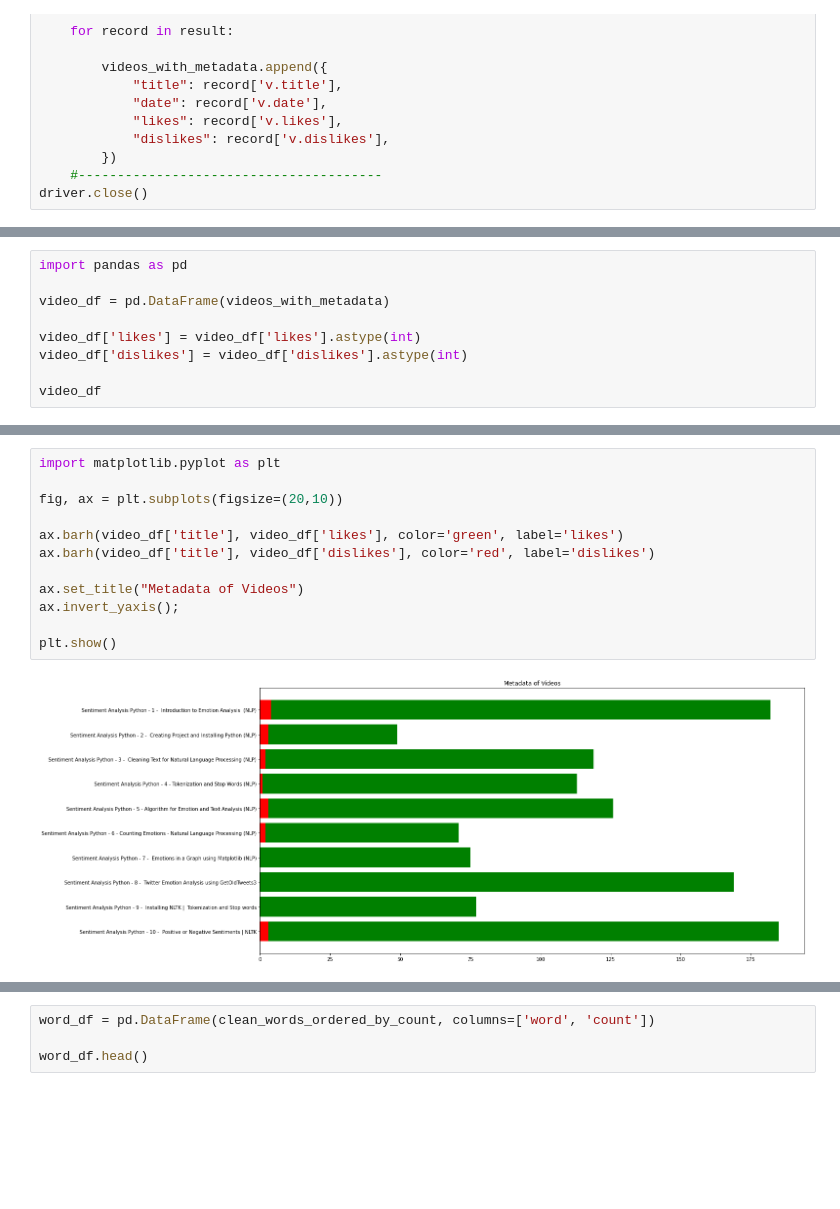
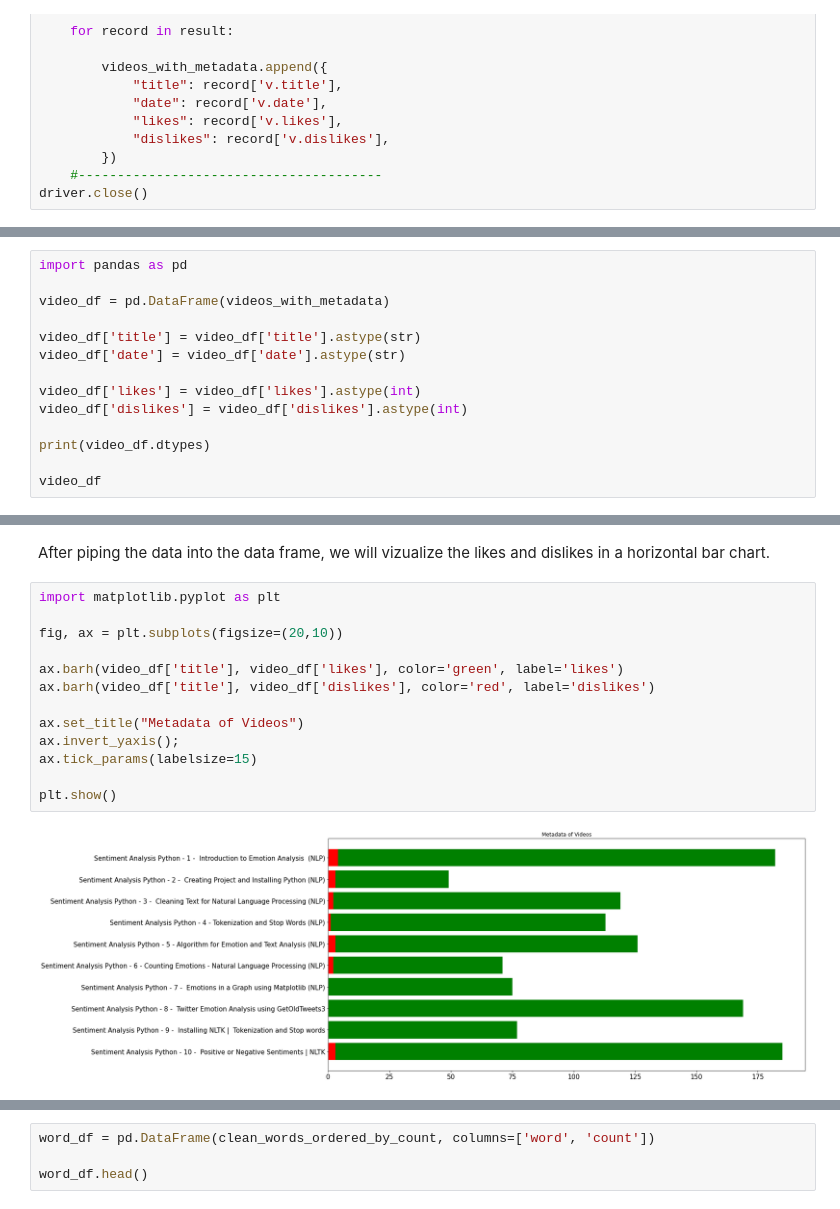
Before and after one commit to Gleethos/youtube-sentiment-analysis, a Jupyter notebook: data-visualizing.ipynb, the cells around one changed output, grey strips where cells are left out. Cells and saved outputs as stored; diff of their text form; blank space fills up the shorter version.

Commit message:
update visualizations and add markdown comments

```diff
--- a/data-visualizing.ipynb
+++ b/data-visualizing.ipynb
@@ -33,8 +37,13 @@ import pandas as pd
 
 video_df = pd.DataFrame(videos_with_metadata)
 
+video_df['title'] = video_df['title'].astype(str)
+video_df['date'] = video_df['date'].astype(str)
+
 video_df['likes'] = video_df['likes'].astype(int)
 video_df['dislikes'] = video_df['dislikes'].astype(int)
 
+print(video_df.dtypes)
+
 video_df
 # %% [output]
@@ -49,17 +63,20 @@ video_df
 | 7 | Sentiment Analysis Python - 8 - T... | 14.03.2020 | 169 | 0 |
 | 8 | Sentiment Analysis Python - 9 - I... | 14.03.2020 | 77 | 0 |
 | 9 | Sentiment Analysis Python - 10 - ... | 14.03.2020 | 185 | 3 |
+# %% [markdown]
+After piping the data into the data frame, we will vizualize the likes and dislikes in a horizontal bar chart.
 # %%
 import matplotlib.pyplot as plt
 
 fig, ax = plt.subplots(figsize=(20,10))
 
 ax.barh(video_df['title'], video_df['likes'], color='green', label='likes')
 ax.barh(video_df['title'], video_df['dislikes'], color='red', label='dislikes')
 
 ax.set_title("Metadata of Videos")
 ax.invert_yaxis();
+ax.tick_params(labelsize=15)
 
 plt.show()
 # %% [output]
-[figure, old version]
+[figure, new version]
```
Also changed, not shown: parts of 22 cells of this notebook.
